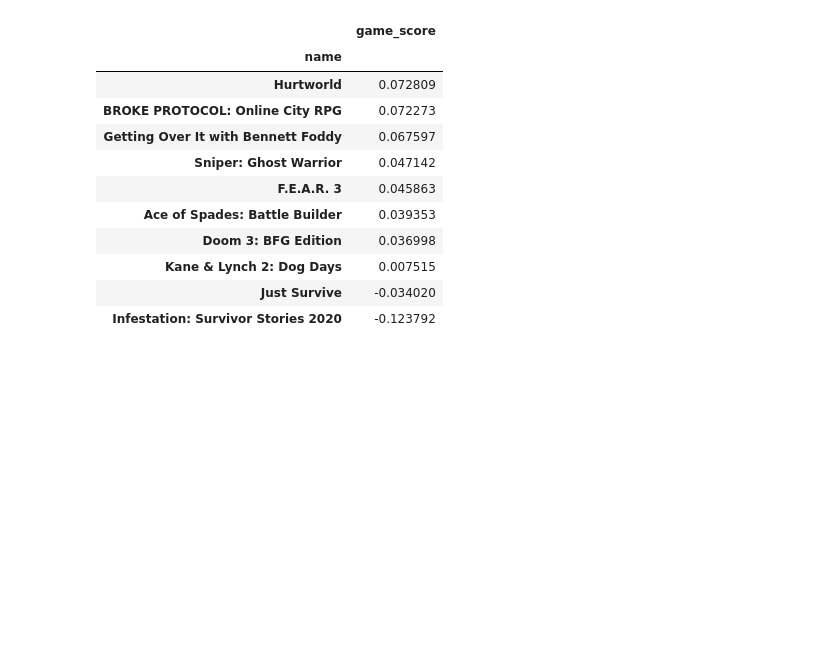
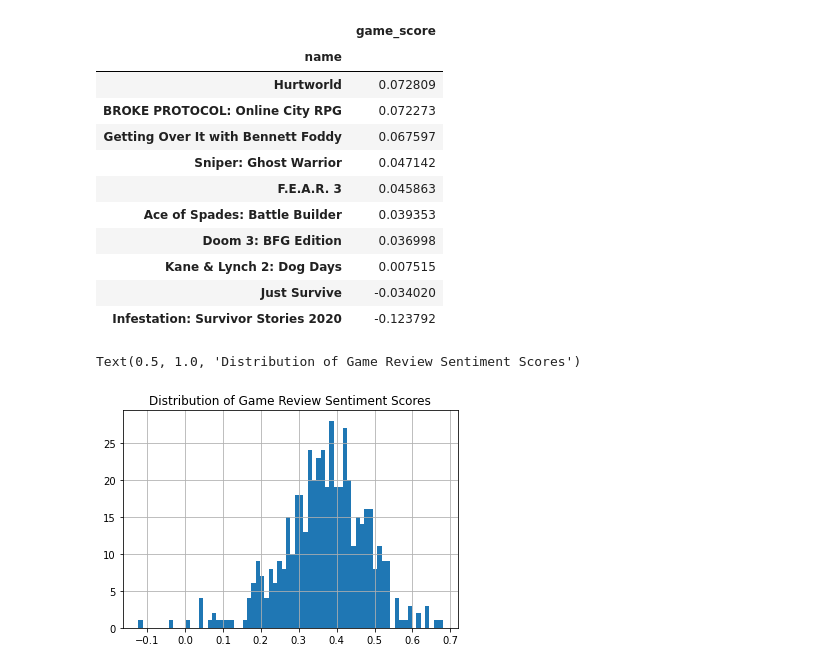
Before and after one commit to gibsongGH/SteamGameRecommender, a Jupyter notebook: notebooks/2_EDA.ipynb, the cells around one changed output. Cells and saved outputs as stored; diff of their text form; code cells hidden in the pictures; blank space fills up the shorter version.

```diff
--- a/notebooks/2_EDA.ipynb
+++ b/notebooks/2_EDA.ipynb
@@ -756,6 +729,21 @@ def in_dictionary(row):
     return in_dict
 # %%
 reviews_100up['in_dict'] = reviews_100up.apply(in_dictionary, axis=1)
+# %%
+# If single word still not in dictionary, turn remaining double letters into singles
+def reduce_lengthening1(row):
+    if (row['in_dict'] == False) and (row['word_count'] == 1):
+        text = row['words']
+        pattern = re.compile(r"(.)\1{1,}")
+        for w in text:
+            newtext = [pattern.sub(r"\1", w.lower())]
+        return(newtext)
+    else:
+        return(row['words'])
+# %%
+# Try again to check word is in dictionary
+reviews_100up.words = reviews_100up.apply(reduce_lengthening1, axis=1)
+reviews_100up['in_dict'] = reviews_100up.apply(in_dictionary, axis=1)
 # %%
 reviews_100up.recommendationid[reviews_100up.in_dict==True].count()
 # %% [output]
@@ -767,6 +755,4 @@ reviews_100up.recommendationid[reviews_100up.in_dict==False].count()
 # %%
-# Remove if nothing is in dictionary
-indexDictionary = reviews_100up[reviews_100up['in_dict'] == False].index
-
-reviews_100up.drop(indexDictionary, inplace=True)
+# Remove reviews not in the dictionary
+reviews_100up = reviews_100up.drop(reviews_100up[(reviews_100up.in_dict==False)].index)
 # %%
@@ -881,0 +862,9 @@ game_score.to_csv("game_score.csv")
+# %%
+scores = pd.DataFrame(game_score.groupby('name')['score'].mean())
+# %%
+scores['score'].hist(bins=70)
+plt.title("Distribution of Game Review Sentiment Scores")
+# plt.figure(figsize=(10,4))
+# %% [output]
+Text(0.5, 1.0, 'Distribution of Game Review Sentiment Scores')
+[figure, added]
```
Also changed, not shown: parts of 80 cells of this notebook, 1 other file.
